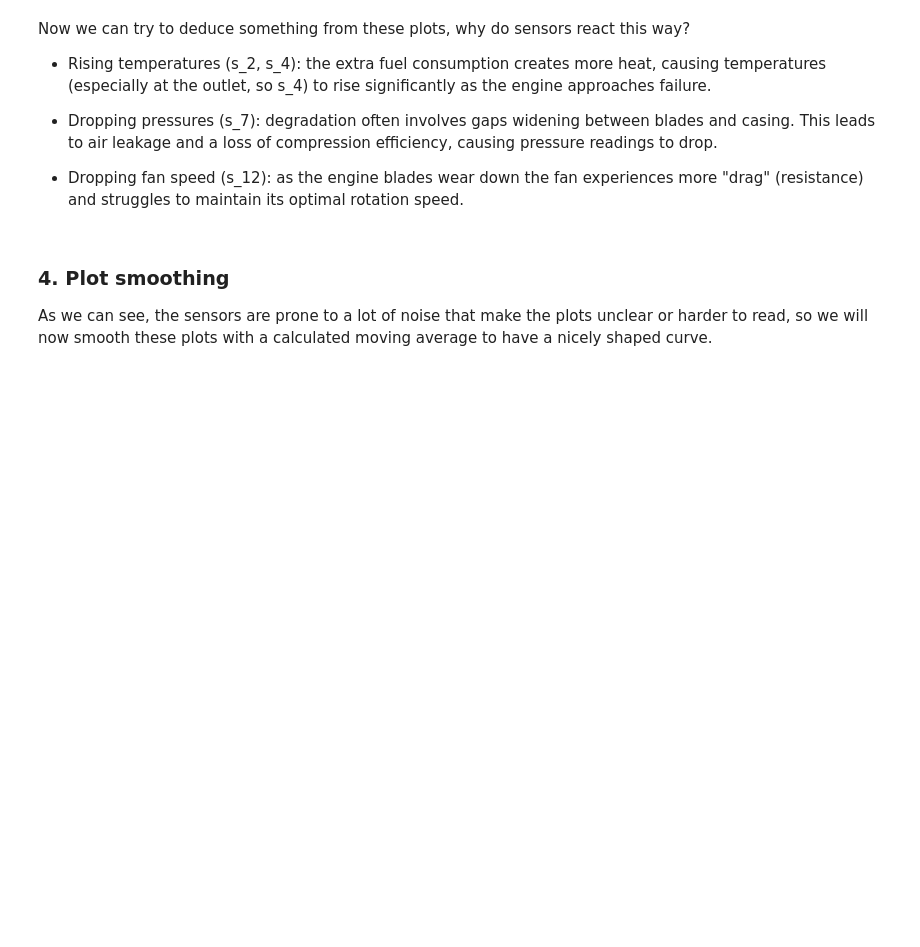
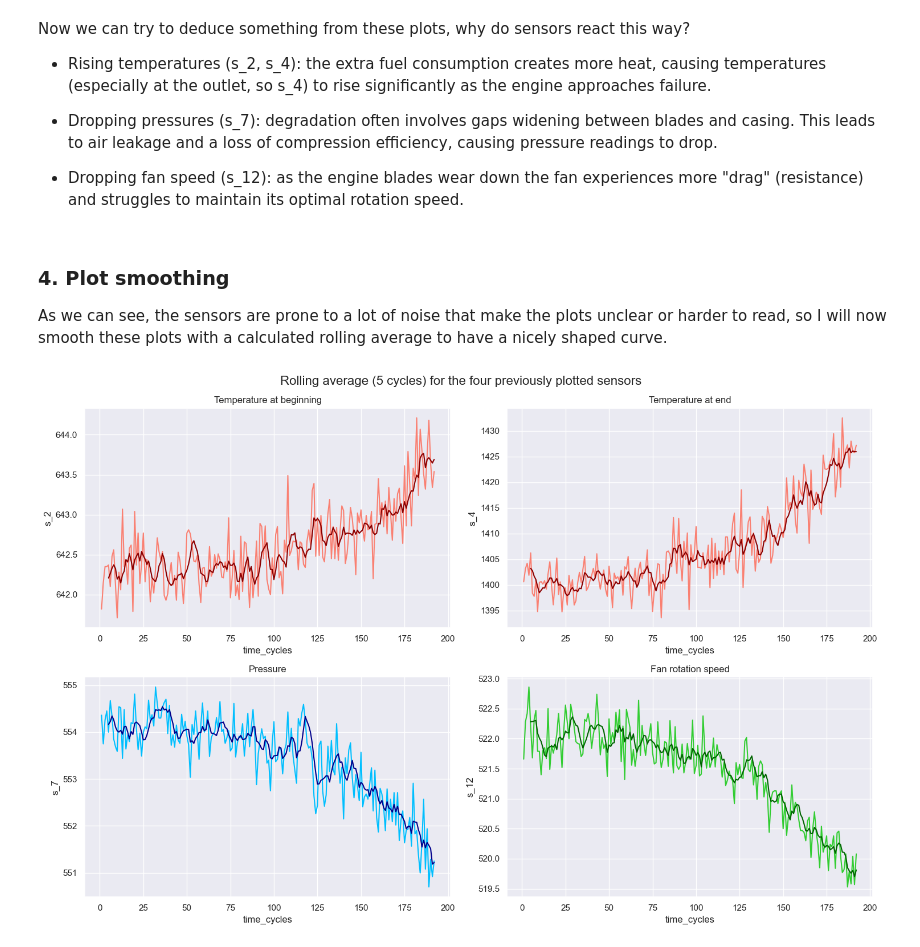
Before and after one commit to ahmedbda/nasa-turbofan-rul-ml, a Jupyter notebook: NASA_Rul_Project.ipynb, the cells around one changed output. Cells and saved outputs as stored; diff of their text form; code cells hidden in the pictures; blank space fills up the shorter version.

```diff
--- a/NASA_Rul_Project.ipynb
+++ b/NASA_Rul_Project.ipynb
@@ -128,18 +126,35 @@ Now we can try to deduce something from these plots, why do sensors react this w
 # %% [markdown]
 ### 4. Plot smoothing
 
-As we can see, the sensors are prone to a lot of noise that make the plots unclear or harder to read, so we will now smooth these plots with a calculated moving average to have a nicely shaped curve.
+As we can see, the sensors are prone to a lot of noise that make the plots unclear or harder to read, so I will now smooth these plots with a calculated rolling average to have a nicely shaped curve.
 # %%
 # creating a new dataframe containing only the first turbofan's data to smoothly plot it
-df_train_smooth = df_train[df_train['unit_nr'] == 1]
+df_train_smooth = df_train.copy()
 
-for i in sensors_to_plot:
-    df_train_smooth[sensor] = df_train_smooth.groupby('unit_nr')[capteur].transform(data.rolling(window=5).mean())
+fig, axes = plt.subplots(2, 2, figsize=(15, 10))
+fig.suptitle('Rolling average (5 cycles) for the four previously plotted sensors', fontsize=16, family="Arial")
+
+sensors_to_smooth = ["s_2", "s_4", "s_7", "s_12"]
+smooth_subplot_colors = ["darkred","darkred","darkblue","darkgreen"]
+
+# adding a new column to our newest dataframe to keep the rolling average so we can use the data
+for i in sensors_to_smooth:
+    df_train_smooth[i + '_smooth'] = df_train_smooth.groupby('unit_nr')[i].transform(lambda x: x.rolling(window=5).mean())
+
+# only plotting for the first turbofan
+plot_data = df_train_smooth[df_train_smooth['unit_nr'] == 1]
+
+# plotting the previous data to compare it with our new smooth one
+for i in range(4):
+    row, col = axes_to_plot[i]
+    sns.lineplot(data=plot_data, x='time_cycles', y=sensors_to_plot[i], ax=axes[row, col], color=subplot_colors[i], linewidth=1.5).set(title=subplot_titles[i])
 
 # plotting again with the same parameters but this time using the "smooth" data
 for i in range(4):
     row, col = axes_to_plot[i]
-    sns.lineplot(data=df_train_smooth, x='time_cycles', y=sensors_to_plot[i], ax=axes[row, col], color=subplot_colors[i]).set(title=subplot_titles[i])
+    sns.lineplot(data=plot_data, x='time_cycles', y=sensors_to_plot[i]+ '_smooth', ax=axes[row, col], color=smooth_subplot_colors[i], linewidth=1.5).set(title=subplot_titles[i])
 
 plt.tight_layout()
 plt.show()
+# %% [output]
+[figure, added]
```
Also changed, not shown: parts of 24 cells of this notebook.
